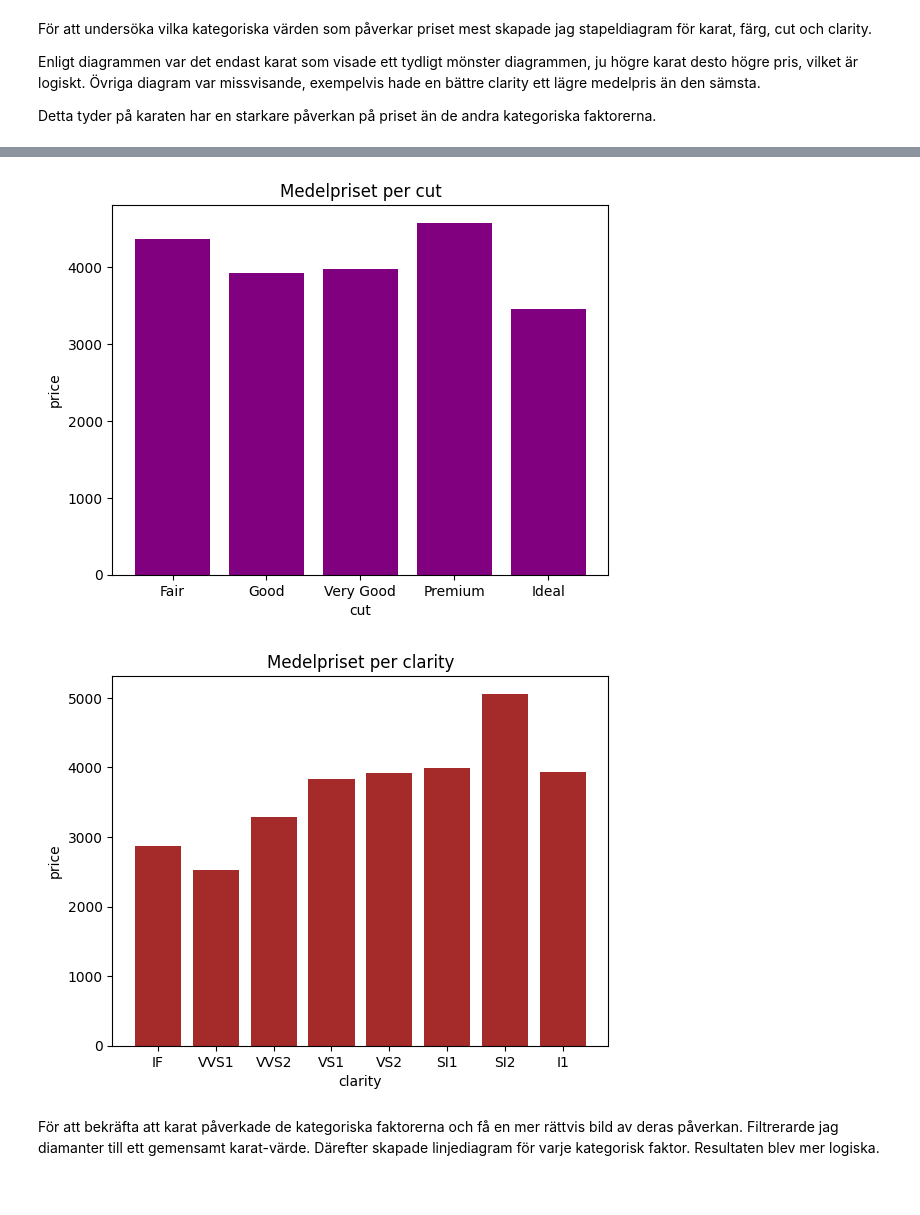
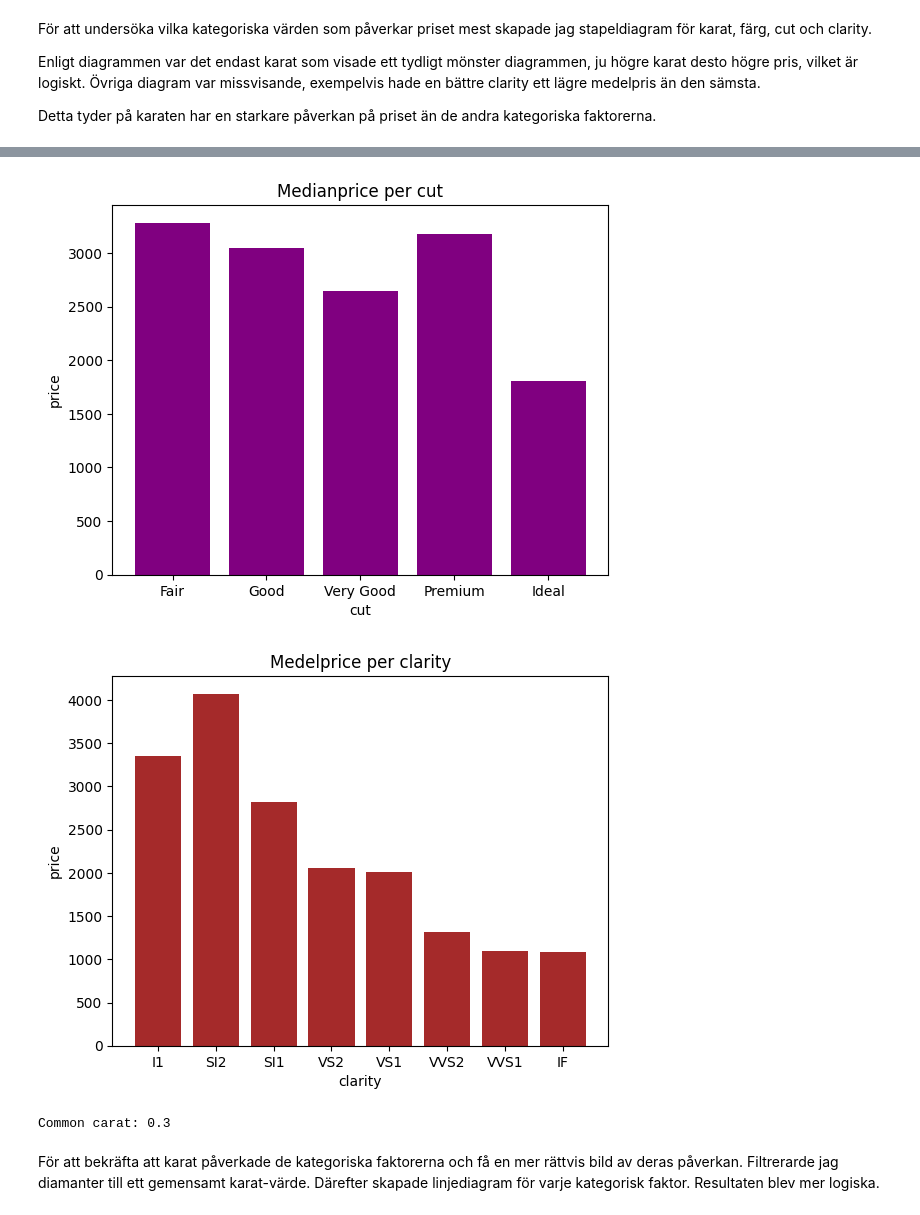
Before and after one commit to Genc98/Kunskapskontroll-Genc-Gashi, a Jupyter notebook: del_2.ipynb, the cells around one changed output, grey strips where cells are left out. Saved outputs shown, nothing was run; the diff lists cells and outputs as text; code cells hidden in the pictures.

```diff
--- a/del_2.ipynb
+++ b/del_2.ipynb
@@ -311,30 +311,30 @@ Enligt diagrammen var det endast karat som visade ett tydligt mönster diagramme
 
 Detta tyder på karaten har en starkare påverkan på priset än de andra  kategoriska faktorerna.
 # %%
-mean_price = df.groupby('carat')['price'].mean().reindex([0.05, 0.10, 0.20, 0.25, 0.30, 0.40, 0.50, 0.70, 0.90, 1.00, 1.25, 1.50, 1.75, 2.00, 2.50, 2.75 ,3.00, 4.00, 5.00])
-plt.bar(mean_price.index, mean_price.values)
-plt.title("Medelpriset per carat")
+median_price = df.groupby('carat')['price'].median().reindex([0.05, 0.10, 0.20, 0.25, 0.30, 0.40, 0.50, 0.70, 0.90, 1.00, 1.25, 1.50, 1.75, 2.00, 2.50, 2.75 ,3.00, 4.00, 5.00])
+plt.bar(median_price.index, median_price.values)
+plt.title("Medianprice per carat")
 plt.xlabel("carat")
 plt.ylabel("price")
 plt.show()
 
-mean_price = df.groupby('color')['price'].mean().reindex(['D', 'E', 'F', 'G', 'H', 'I', 'J'])
-plt.bar(mean_price.index, mean_price.values, color=['green'])
-plt.title("Medelpriset per färg")
-plt.xlabel("Color")
-plt.ylabel("Price")
+median_price = df.groupby('color')['price'].median().reindex(['J', 'I', 'H', 'G', 'F', 'E', 'D'])
+plt.bar(median_price.index, median_price.values, color=['green'])
+plt.title("Medianprice per färg")
+plt.xlabel("color")
+plt.ylabel("price")
 plt.show()
 
-mean_price = df.groupby('cut')['price'].mean().reindex(['Fair', 'Good', 'Very Good', 'Premium', 'Ideal'])
-plt.bar(mean_price.index, mean_price.values, color=['purple'])
-plt.title("Medelpriset per cut")
+median_price = df.groupby('cut')['price'].median().reindex(['Fair', 'Good', 'Very Good', 'Premium', 'Ideal'])
+plt.bar(median_price.index, median_price.values, color=['purple'])
+plt.title("Medianprice per cut")
 plt.xlabel("cut")
 plt.ylabel("price")
 plt.show()
 
-mean_price = df.groupby('clarity')['price'].mean().reindex(['IF', 'VVS1', 'VVS2', 'VS1', 'VS2', 'SI1', 'SI2', 'I1'])
-plt.bar(mean_price.index, mean_price.values, color=['brown'])
-plt.title("Medelpriset per clarity")
+median_price = df.groupby('clarity')['price'].median().reindex(['I1', 'SI2', 'SI1', 'VS2', 'VS1', 'VVS2', 'VVS1', 'IF'])
+plt.bar(median_price.index, median_price.values, color=['brown'])
+plt.title("Medelprice per clarity")
 plt.xlabel("clarity")
 plt.ylabel("price")
 plt.show()
@@ -344,5 +344,10 @@ plt.show()
-[figure, old version]
+[figure, new version]
-[figure, old version]
+[figure, new version]
+# %%
+common_carat = df['carat'].mode()[0]
+print(f"Common carat: {common_carat}")
+# %% [output]
+Common carat: 0.3
 # %% [markdown]
 För att bekräfta att karat påverkade de kategoriska faktorerna och få en mer rättvis bild av deras påverkan. Filtrerarde jag diamanter till ett gemensamt karat-värde. Därefter skapade linjediagram för varje kategorisk faktor. Resultaten blev mer logiska.
 # %%
```
Also changed, not shown: parts of 17 cells of this notebook, 2 other files.
